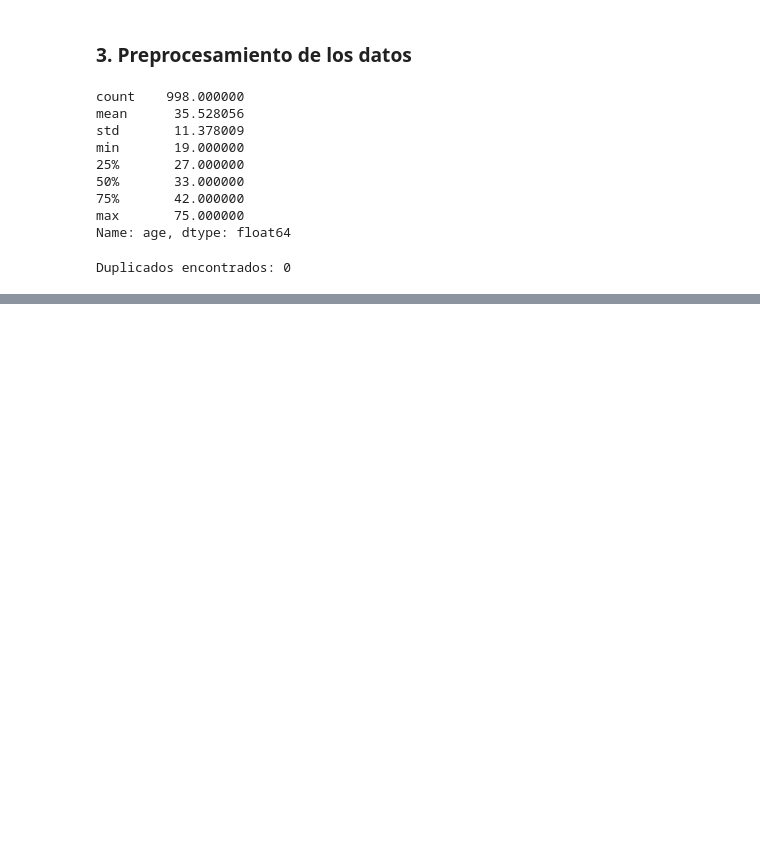
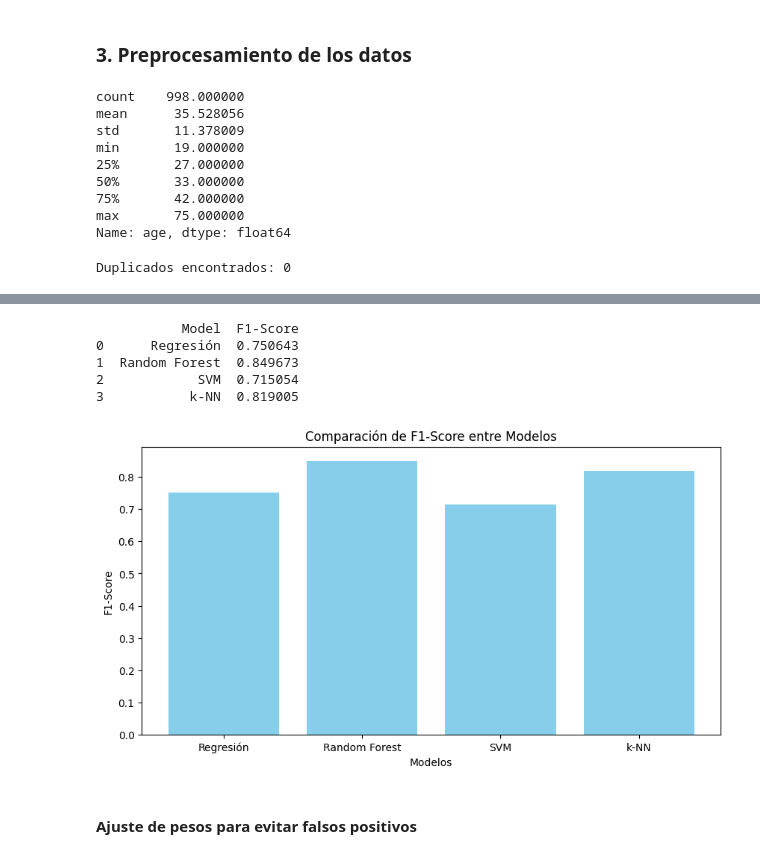
Before and after one commit to miki-tutupa/MachineLearning-TrabajoFinMaster, a Jupyter notebook: TFM-MiguelCorral.ipynb, the cells around one changed output, grey strips where cells are left out. Drawn from its saved outputs; the diff is of its cells as text; code cells hidden in the pictures; blank space fills up the shorter version.

```diff
--- a/TFM-MiguelCorral.ipynb
+++ b/TFM-MiguelCorral.ipynb
@@ -166,0 +224,26 @@ df_clean.to_csv('creditg_clean.csv', index=False)
+# %%
+from sklearn.linear_model import LogisticRegression
+from sklearn.ensemble import RandomForestClassifier
+from sklearn.svm import SVC
+from sklearn.neighbors import KNeighborsClassifier
+from sklearn.metrics import classification_report, accuracy_score
+
+# regresión logística
+model_reg = LogisticRegression(class_weight='balanced', random_state=23, max_iter=1000)
+model_reg.fit(data_train, clase_train)
+clase_pred_reg = model_reg.predict(data_test)
+
+# random forest
+model_rf = RandomForestClassifier(n_estimators=100, class_weight='balanced', random_state=23)
+model_rf.fit(data_train, clase_train)
+clase_pred_rf = model_rf.predict(data_test)
+
+# SVM
+model_svm = SVC(kernel='linear', class_weight='balanced', random_state=23)
+model_svm.fit(data_train, clase_train)
+clase_pred_svm = model_svm.predict(data_test)
+
+# k-NN
+model_knn = KNeighborsClassifier(n_neighbors=5)
+model_knn.fit(data_train, clase_train)
+clase_pred_knn = model_knn.predict(data_test)
@@ -166,0 +288,28 @@ df_clean.to_csv('creditg_clean.csv', index=False)
+# %%
+# tabla de comparación de métricas
+model_names = ["Regresión", "Random Forest", "SVM", "k-NN"]
+f1_scores = [f1_score(clase_test, clase_pred_reg, pos_label=1),
+             f1_score(clase_test, clase_pred_rf, pos_label=1),
+             f1_score(clase_test, clase_pred_svm, pos_label=1),
+             f1_score(clase_test, clase_pred_knn, pos_label=1)]
+
+# crear un DataFrame con los resultados
+comparison_df = pd.DataFrame({'Model': model_names, 'F1-Score': f1_scores})
+print(comparison_df)
+
+# gráfico de barras de comparación de F1-Score
+plt.figure(figsize=(10, 5))
+plt.bar(comparison_df['Model'], comparison_df['F1-Score'], color='skyblue')
+plt.title('Comparación de F1-Score entre Modelos')
+plt.xlabel('Modelos')
+plt.ylabel('F1-Score')
+plt.show()
+# %% [output]
+           Model  F1-Score
+0      Regresión  0.750643
+1  Random Forest  0.849673
+2            SVM  0.715054
+3           k-NN  0.819005
+[figure, added]
+# %% [markdown]
+#### Ajuste de pesos para evitar falsos positivos
```
Also changed, not shown: parts of 18 cells of this notebook, 1 other file.
